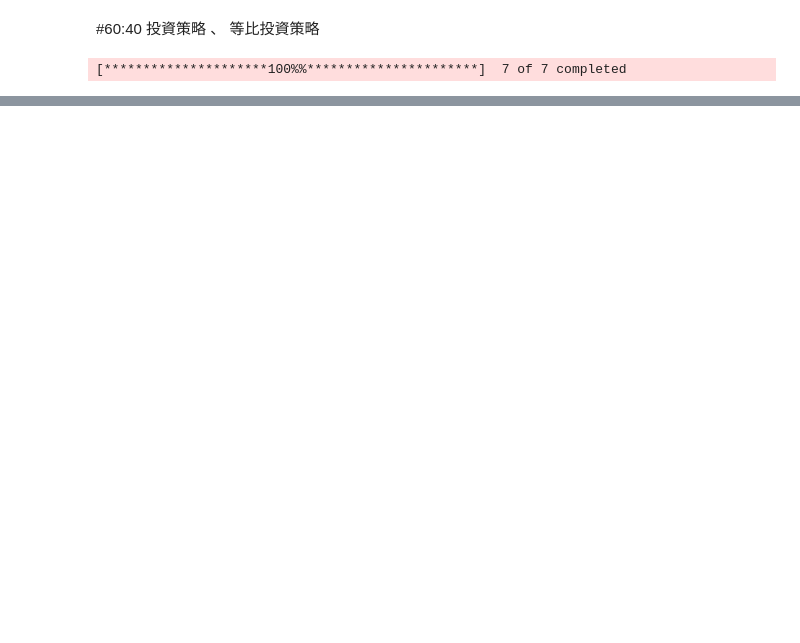
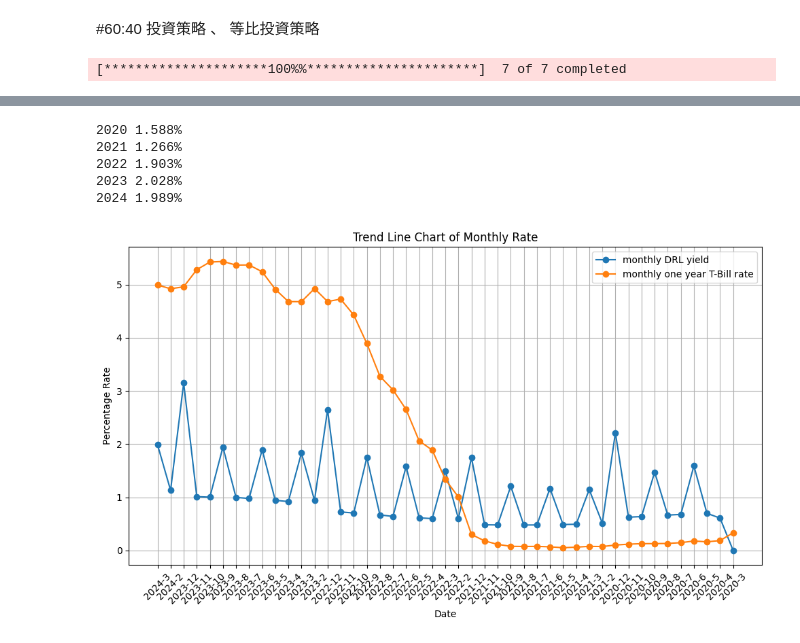
Before and after one commit to ying-ni/drl_finance, a Jupyter notebook: drl.ipynb, the cells around one changed output, grey strips where cells are left out. Drawn from its saved outputs; the diff is of its cells as text; code cells hidden in the pictures; blank space fills up the shorter version.

```diff
--- a/drl.ipynb
+++ b/drl.ipynb
@@ -1091,0 +1293,72 @@ print(f"投資組合的殖利率為: {投資組合殖利率:.4f}")
+# %%
+# 計算Year End Yield  # 可以參考 https://seekingalpha.com/symbol/TIP/dividends/yield
+year_yield_result = pd.DataFrame(columns=['year','assets_dividend_yield'])
+
+
+for year in dividend_yield_list['year'].unique():
+    year_result = dividend_yield_list[dividend_yield_list['year'] == year].reset_index(drop=True)
+    # year_dividend_yield = year_result.groupby('tic')['Dividends'].sum().reset_index()  #一整年收到的股息
+
+    latest_indices  = year_result.groupby('tic')['Date'].idxmax()
+    year_dividend_yield = year_result.loc[latest_indices, ['tic', 'dividend_yield']] #一整年收到的股息
+    year_hold_percentage = year_result.loc[latest_indices, ['tic', 'hold_percentage']].reset_index(drop=True)
+
+    result = year_dividend_yield.merge(year_hold_percentage, on='tic')
+
+    # 計算加權平均殖利率
+    year_dividend_yield = sum([a*b for a, b in zip(result['dividend_yield'], result['hold_percentage'])]) *100
+
+    print(year, f'{round(year_dividend_yield,3)}%')
+# %% [output]
+2020 1.588%
+2021 1.266%
+2022 1.903%
+2023 2.028%
+2024 1.989%
+# %%
+#美國短期公債(one year)平均月收益率
+#value = percentage nummber
+#data source:　https://www.macrotrends.net/2492/1-year-treasury-rate-yield-chart
+one_year_treasury_rate_yield = pd.read_csv('/home/jenchang/drl_finance/data/1-year-treasury-rate-yield-chart.csv')
+one_year_treasury_rate_yield.dropna(inplace=True)
+one_year_treasury_rate_yield['date'] = pd.to_datetime(one_year_treasury_rate_yield['date'])
+test_one_year_treasury_rate_yield = one_year_treasury_rate_yield.query('date >= "2020-03-01" & date <= "2024-03-31"').reset_index(drop=True)
+
+# 建新的column year-month
+test_one_year_treasury_rate_yield['year_month'] = test_one_year_treasury_rate_yield['date'].dt.year.astype(str) \
+                                                + '-' \
+                                                + test_one_year_treasury_rate_yield['date'].dt.month.astype(str)
+
+bond_month_yield_result = pd.DataFrame()
+for year_month in test_one_year_treasury_rate_yield['year_month'].unique():
+    tmp_one_year_treasury_rate_yield = test_one_year_treasury_rate_yield[test_one_year_treasury_rate_yield['year_month'] == year_month]
+    avg_monthly_rate_yield = tmp_one_year_treasury_rate_yield['value'].mean()
+
+    tmp_avg_monthly_rate_yield = pd.DataFrame({'year_month': [year_month], 'monthly_one_year_treasury_rate_yield': [avg_monthly_rate_yield]})
+
+    bond_month_yield_result = pd.concat([tmp_avg_monthly_rate_yield, bond_month_yield_result])
+# %%
+# https://fred.stlouisfed.org/series/IR3TCD01USM156N
+# grap
+monthly_yield_result = bond_month_yield_result.merge(drl_month_yield_result, on='year_month')
+
+dates = monthly_yield_result['year_month']
+monthly_yield_result_drl = monthly_yield_result['year_month_dividend_yield_percentage']
+monthly_yield_result_bonds = monthly_yield_result['monthly_one_year_treasury_rate_yield']
+
+# 繪製趨勢值線圖
+plt.figure(figsize=(10, 6))
+plt.plot(dates, monthly_yield_result_drl, marker='o', label='monthly DRL yield')
+plt.plot(dates, monthly_yield_result_bonds, marker='o', label='monthly one year T-Bill rate')
+plt.xlabel('Date')
+plt.ylabel('Percentage Rate')
+plt.title('Trend Line Chart of Monthly Rate')
+plt.xticks(rotation=45)
+plt.legend()
+plt.grid(True)
+plt.tight_layout()
+
+# 顯示圖表
+plt.show()
+# %% [output]
+[figure, added]
```
Also changed, not shown: parts of 31 cells of this notebook, 12 other files.
